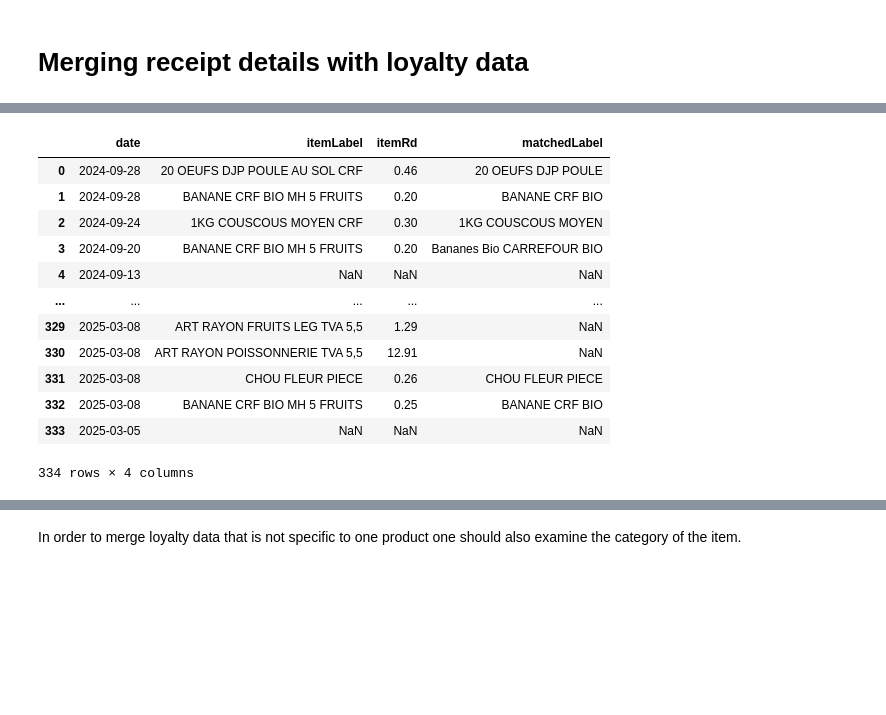
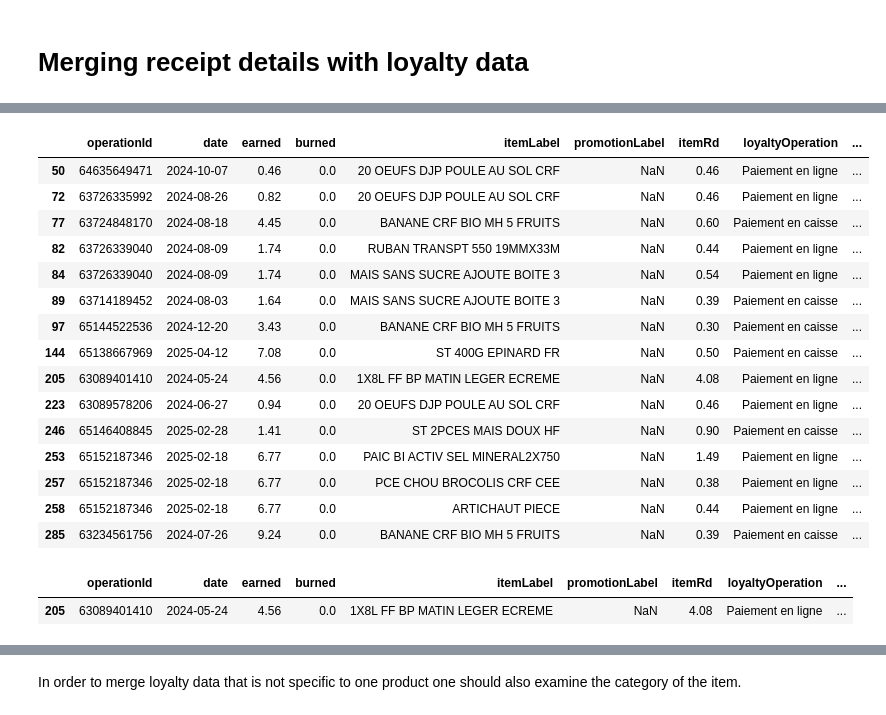
Before and after one commit to ChristopheVuong/carrefour_receipts, a Jupyter notebook: notebooks/products_analysis_2.ipynb, the cells around one changed output, grey strips where cells are left out. Drawn from its saved outputs; the diff is of its cells as text; code cells hidden in the pictures; blank space fills up the shorter version.

Commit message:
better similarity matching and refactoring

```diff
--- a/notebooks/products_analysis_2.ipynb
+++ b/notebooks/products_analysis_2.ipynb
@@ -9,9 +9,8 @@ sys.path.append("..")
 # %%
 import pandas as pd
 # %%
-df_prod = pd.read_csv('../data/20250501-carrefour_products.csv', parse_dates=['dateKey'])
-df_loyalty = pd.read_csv('../data/20250501-carrefour_loyalty_extended.csv', parse_dates=['date'])
-df_prod['totalPriceAfterDiscount'] = df_prod['totalPrice'] + df_prod['totalImmediateDiscount']
+df_prod = pd.read_csv('../data/20250601-carrefour_products.csv', parse_dates=['dateKey'])
+df_loyalty = pd.read_csv('../data/20250601-carrefour_loyalty_extended.csv', parse_dates=['date'])
 display(df_prod)
 display(df_loyalty)
 # %% [output]
@@ -48,16 +63,24 @@ df_loyalty_amounts = df_loyalty[['date', 'itemLabel', 'itemRd', 'matchedLabel']]
 # %%
-df_loyalty_amounts
+df_loyalty.query('(matchedLabel1.notna()) and (similarity_score1 < 0.7)')
 # %% [output]
-|  | date | itemLabel | itemRd | matchedLabel |
-| 0 | 2024-09-28 | 20 OEUFS DJP POULE AU SOL CRF | 0.46 | 20 OEUFS DJP POULE |
-| 1 | 2024-09-28 | BANANE CRF BIO MH 5 FRUITS | 0.20 | BANANE CRF BIO |
-| 2 | 2024-09-24 | 1KG COUSCOUS MOYEN CRF | 0.30 | 1KG COUSCOUS MOYEN |
-| 3 | 2024-09-20 | BANANE CRF BIO MH 5 FRUITS | 0.20 | Bananes Bio CARREFOUR BIO |
-| 4 | 2024-09-13 | NaN | NaN | NaN |
-| ... | ... | ... | ... | ... |
-| 329 | 2025-03-08 | ART RAYON FRUITS LEG TVA 5,5 | 1.29 | NaN |
-| 330 | 2025-03-08 | ART RAYON POISSONNERIE TVA 5,5 | 12.91 | NaN |
-| 331 | 2025-03-08 | CHOU FLEUR PIECE | 0.26 | CHOU FLEUR PIECE |
-| 332 | 2025-03-08 | BANANE CRF BIO MH 5 FRUITS | 0.25 | BANANE CRF BIO |
-| 333 | 2025-03-05 | NaN | NaN | NaN |
+|  | operationId | date | earned | burned | itemLabel | promotionLabel | itemRd | loyaltyOperation | ... |
+| 50 | 64635649471 | 2024-10-07 | 0.46 | 0.0 | 20 OEUFS DJP POULE AU SOL CRF | NaN | 0.46 | Paiement en ligne | ... |
+| 72 | 63726335992 | 2024-08-26 | 0.82 | 0.0 | 20 OEUFS DJP POULE AU SOL CRF | NaN | 0.46 | Paiement en ligne | ... |
+| 77 | 63724848170 | 2024-08-18 | 4.45 | 0.0 | BANANE CRF BIO MH 5 FRUITS | NaN | 0.60 | Paiement en caisse | ... |
+| 82 | 63726339040 | 2024-08-09 | 1.74 | 0.0 | RUBAN TRANSPT 550 19MMX33M | NaN | 0.44 | Paiement en ligne | ... |
+| 84 | 63726339040 | 2024-08-09 | 1.74 | 0.0 | MAIS SANS SUCRE AJOUTE BOITE 3 | NaN | 0.54 | Paiement en ligne | ... |
+| 89 | 63714189452 | 2024-08-03 | 1.64 | 0.0 | MAIS SANS SUCRE AJOUTE BOITE 3 | NaN | 0.39 | Paiement en caisse | ... |
+| 97 | 65144522536 | 2024-12-20 | 3.43 | 0.0 | BANANE CRF BIO MH 5 FRUITS | NaN | 0.30 | Paiement en caisse | ... |
+| 144 | 65138667969 | 2025-04-12 | 7.08 | 0.0 | ST 400G EPINARD FR | NaN | 0.50 | Paiement en caisse | ... |
+| 205 | 63089401410 | 2024-05-24 | 4.56 | 0.0 | 1X8L FF BP MATIN LEGER ECREME | NaN | 4.08 | Paiement en ligne | ... |
+| 223 | 63089578206 | 2024-06-27 | 0.94 | 0.0 | 20 OEUFS DJP POULE AU SOL CRF | NaN | 0.46 | Paiement en ligne | ... |
+| 246 | 65146408845 | 2025-02-28 | 1.41 | 0.0 | ST 2PCES MAIS DOUX HF | NaN | 0.90 | Paiement en caisse | ... |
+| 253 | 65152187346 | 2025-02-18 | 6.77 | 0.0 | PAIC BI ACTIV SEL MINERAL2X750 | NaN | 1.49 | Paiement en ligne | ... |
+| 257 | 65152187346 | 2025-02-18 | 6.77 | 0.0 | PCE CHOU BROCOLIS CRF CEE | NaN | 0.38 | Paiement en ligne | ... |
+| 258 | 65152187346 | 2025-02-18 | 6.77 | 0.0 | ARTICHAUT PIECE | NaN | 0.44 | Paiement en ligne | ... |
+| 285 | 63234561756 | 2024-07-26 | 9.24 | 0.0 | BANANE CRF BIO MH 5 FRUITS | NaN | 0.39 | Paiement en caisse | ... |
-334 rows × 4 columns
+# %%
+df_loyalty.query('itemLabel.notna() and itemLabel.str.contains("MATIN LEGER")')
+# %% [output]
+|  | operationId | date | earned | burned | itemLabel | promotionLabel | itemRd | loyaltyOperation | ... |
+| 205 | 63089401410 | 2024-05-24 | 4.56 | 0.0 | 1X8L FF BP MATIN LEGER ECREME | NaN | 4.08 | Paiement en ligne | ... |
```
Also changed, not shown: parts of 14 cells of this notebook, 11 other files.
